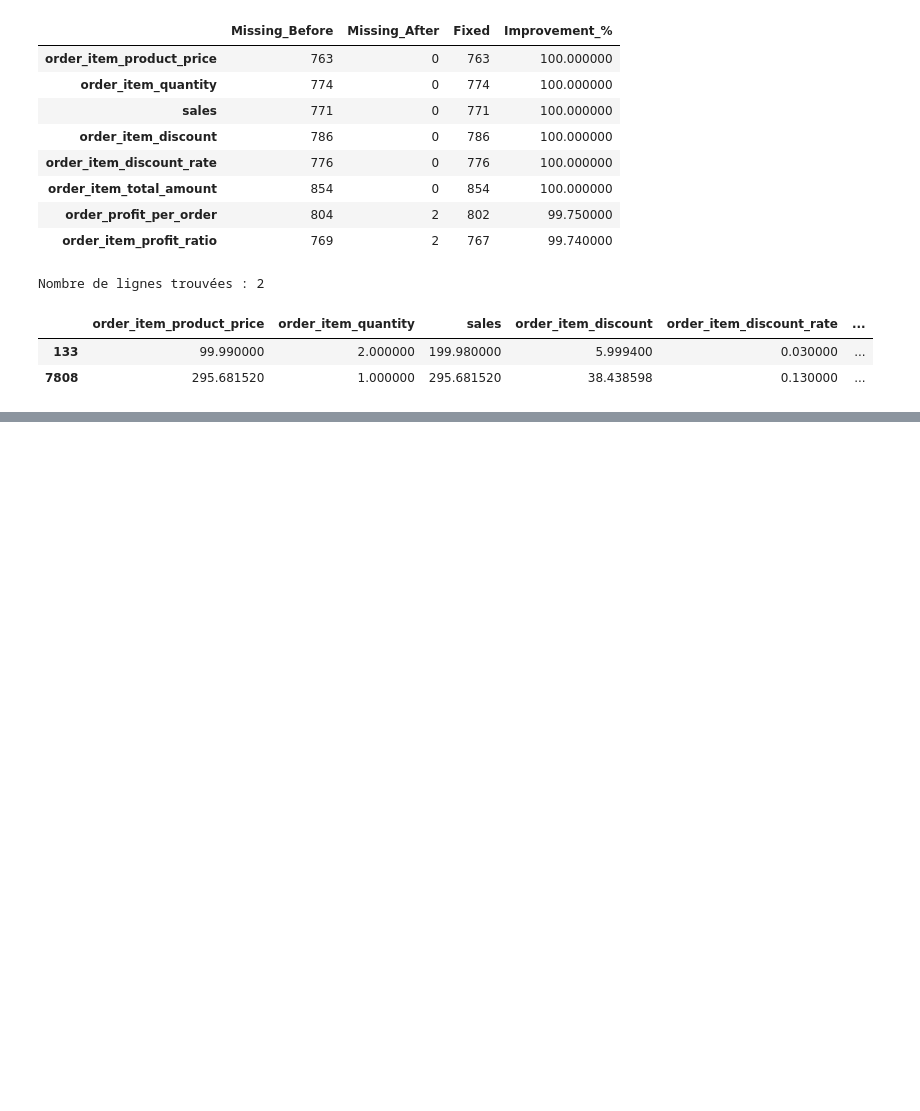
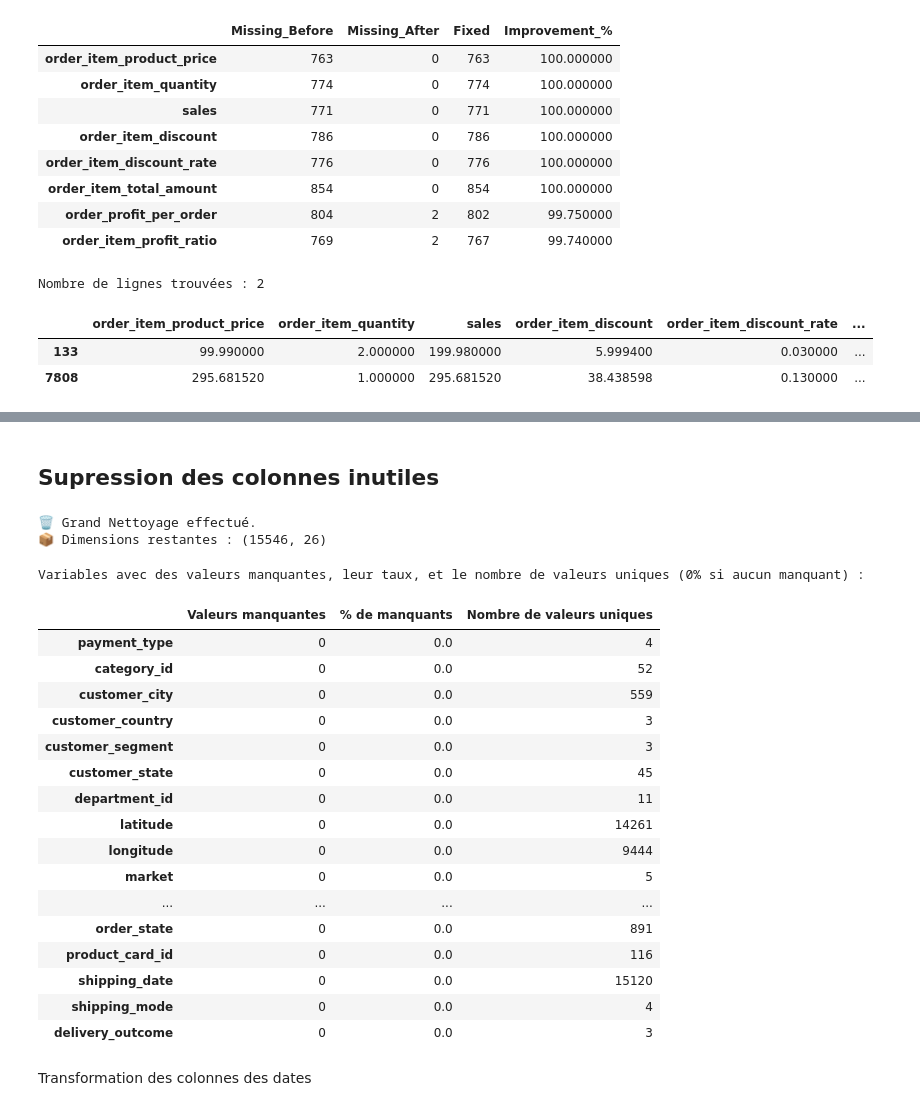
Before and after one commit to moubarik-ashraf/DS_Project, a Jupyter notebook: notebooks/01_exploration.ipynb, the cells around one changed output, grey strips where cells are left out. Saved outputs shown, nothing was run; the diff lists cells and outputs as text; code cells hidden in the pictures; blank space fills up the shorter version.

```diff
--- a/notebooks/01_exploration.ipynb
+++ b/notebooks/01_exploration.ipynb
@@ -968,0 +1417,69 @@ Columns_imputed = ["category_id
+# %% [markdown]
+## Supression des colonnes inutiles
+# %%
+# Liste des colonnes à supprimer (Bruit, Redondances, IDs inutiles)
+cols_to_drop = [
+    'customer_id',
+    'customer_zipcode',
+    'product_price',
+    'category_name',
+    'profit_per_order',
+    'product_name',
+    'department_name',          # Redondant avec department_id
+    'order_item_id',
+    'order_item_cardprod_id',  # Redondant avec product_card_id
+    'order_id',
+    'order_customer_id',
+    'order_status',
+    'product_category_id',
+    'order_city',
+    'sales_per_customer'
+]
+
+# Suppression sécurisée
+df.drop(columns=cols_to_drop, inplace=True, errors='ignore')
+
+print("🗑️ Grand Nettoyage effectué.")
+print(f"📦 Dimensions restantes : {df.shape}")
+# %% [output]
+🗑️ Grand Nettoyage effectué.
+📦 Dimensions restantes : (15546, 26)
+# %%
+missing_data = df.isnull().sum()
+missing_percentage = round((df.isnull().sum() / len(df)) * 100,2)
+unique_values_count = df.nunique()
+
+missing_info = pd.DataFrame({
+    'Valeurs manquantes': missing_data,
+    '% de manquants': missing_percentage,
+    'Nombre de valeurs uniques': unique_values_count
+})
+
+# Suppression du filtrage pour afficher toutes les colonnes, y compris celles avec 0% de manquants
+missing_info = missing_info.sort_values(
+    by='% de manquants', ascending=False
+)
+
+print("Variables avec des valeurs manquantes, leur taux, et le nombre de valeurs uniques (0% si aucun manquant) :\n")
+display(missing_info)
+# %% [output]
+Variables avec des valeurs manquantes, leur taux, et le nombre de valeurs uniques (0% si aucun manquant) :
+|  | Valeurs manquantes | % de manquants | Nombre de valeurs uniques |
+| payment_type | 0 | 0.0 | 4 |
+| category_id | 0 | 0.0 | 52 |
+| customer_city | 0 | 0.0 | 559 |
+| customer_country | 0 | 0.0 | 3 |
+| customer_segment | 0 | 0.0 | 3 |
+| customer_state | 0 | 0.0 | 45 |
+| department_id | 0 | 0.0 | 11 |
+| latitude | 0 | 0.0 | 14261 |
+| longitude | 0 | 0.0 | 9444 |
+| market | 0 | 0.0 | 5 |
+| ... | ... | ... | ... |
+| order_state | 0 | 0.0 | 891 |
+| product_card_id | 0 | 0.0 | 116 |
+| shipping_date | 0 | 0.0 | 15120 |
+| shipping_mode | 0 | 0.0 | 4 |
+| delivery_outcome | 0 | 0.0 | 3 |
+# %% [markdown]
+Transformation des colonnes des dates
```
Also changed, not shown: parts of 53 cells of this notebook.
